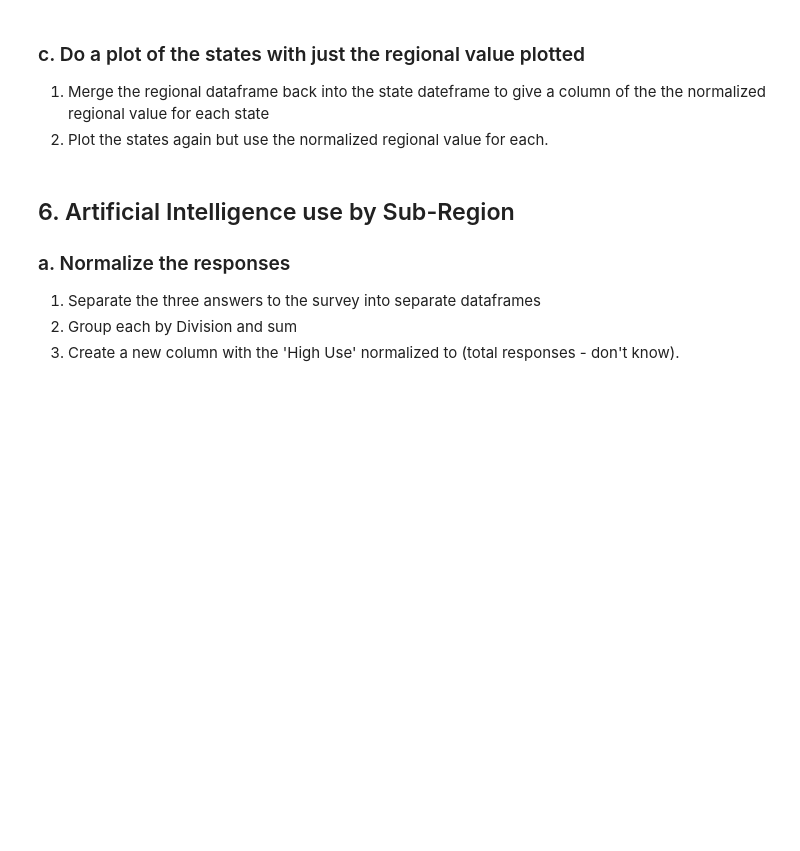
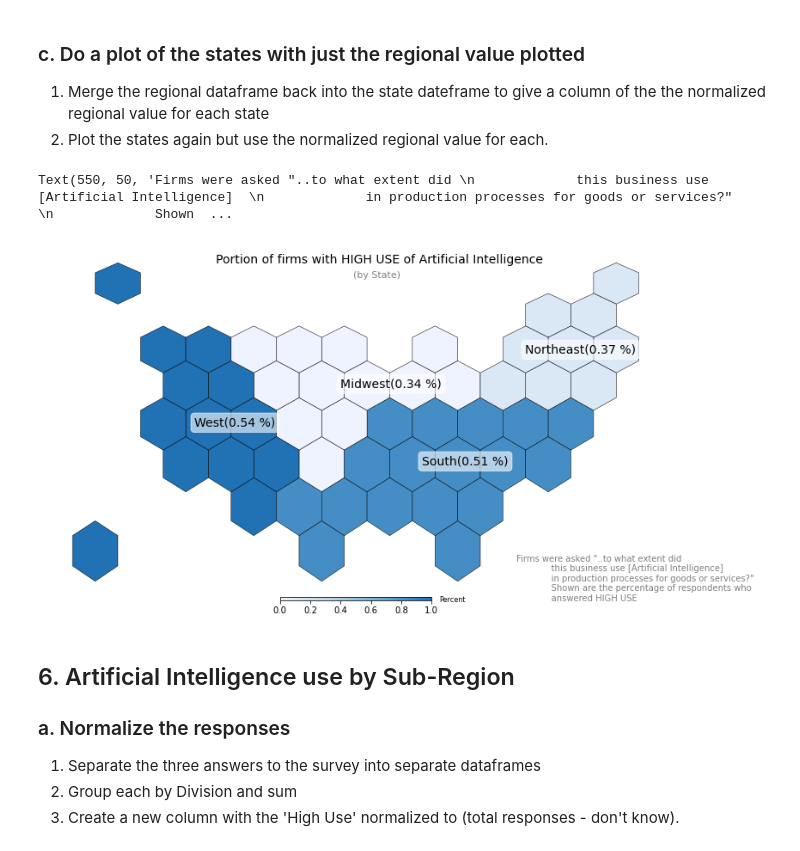
Before and after one commit to dgitall/GroupProj-Census, a Jupyter notebook: Question1-highuse-Analysis.ipynb, the cells around one changed output. Saved outputs shown, nothing was run; the diff lists cells and outputs as text; code cells hidden in the pictures; blank space fills up the shorter version.

```diff
--- a/Question1-highuse-Analysis.ipynb
+++ b/Question1-highuse-Analysis.ipynb
@@ -240,6 +240,56 @@ TechUseHigh_state_HighUse = TechUseHigh_state_HighUse.merge(
     TechUseHigh_region_HighUse, how='inner', on='Region')
 
 TechUseHigh_state_HighUse.rename(columns={'NORM_FIRMS_x': 'NORM_FIRMS_STATE', 'NORM_FIRMS_y': 'NORM_FIRMS_REGION'}, inplace=True)
+# %%
+# join our data to the geoData set
+geoDatamerged = geoData.merge(
+    TechUseHigh_state_HighUse, how='inner', on='StateCode')
+
+
+from palettable.colorbrewer.sequential import Blues_4
+
+fig,ax = plt.subplots(1, figsize=(13,13))
+geoDatamerged.plot(ax=ax,
+                   column='NORM_FIRMS_REGION',
+                   cmap=Blues_4.mpl_colormap,
+                   #norm=plt.Normalize(vmin=2, vmax=13),
+                   edgecolor='black',
+                   linewidth=0.5)
+ax.axis('off')
+# Annotate the regions
+bbox_props = dict(boxstyle="round", fc="w", ec="1", alpha=0.6)
+ax.annotate(text=f"West({round(TechUseHigh_region_HighUse[TechUseHigh_region_HighUse['Region']  == 'West']['NORM_FIRMS'].item(), 2)} %)",
+            xy=(175, 210), xycoords='axes pixels', bbox=bbox_props,
+            horizontalalignment='left', verticalalignment='top', fontsize=14, color='black')
+ax.annotate(text=f"Northeast({round(TechUseHigh_region_HighUse[TechUseHigh_region_HighUse['Region']  == 'Northeast']['NORM_FIRMS'].item(), 2)} %)",
+            xy=(560, 295), xycoords='axes pixels', bbox=bbox_props,
+            horizontalalignment='left', verticalalignment='top', fontsize=14, color='black')
+ax.annotate(text=f"Midwest({round(TechUseHigh_region_HighUse[TechUseHigh_region_HighUse['Region']  == 'Midwest']['NORM_FIRMS'].item(), 2)} %)",
+            xy=(345, 255), xycoords='axes pixels', bbox=bbox_props,
+            horizontalalignment='left', verticalalignment='top', fontsize=14, color='black')
+ax.annotate(text=f"South({round(TechUseHigh_region_HighUse[TechUseHigh_region_HighUse['Region']  == 'South']['NORM_FIRMS'].item(), 2)} %)",
+            xy=(440, 165), xycoords='axes pixels', bbox=bbox_props,
+            horizontalalignment='left', verticalalignment='top', fontsize=14, color='black')
+
+sm = plt.cm.ScalarMappable(cmap=Blues_4.mpl_colormap)
+fig.colorbar(sm, orientation="horizontal", aspect=50, fraction=0.005, pad=0)
+# Add title, subtitle and author
+ax.annotate(text='Portion of firms with HIGH USE of Artificial Intelligence', xy=(200, 400),  xycoords='axes pixels',
+            horizontalalignment='left', verticalalignment='top', fontsize=14, color='black')
+ax.annotate(text='(by State)', xy=(360, 380),  xycoords='axes pixels',
+            horizontalalignment='left', verticalalignment='top', fontsize=11, color='#808080')
+ax.annotate(text='Percent', xy=(460, 2),  xycoords='axes pixels',
+            horizontalalignment='left', verticalalignment='top', fontsize=8, color='black')
+## Annotate an explanation of what is being shown in
+ax.annotate(text='Firms were asked "..to what extent did \n \
+            this business use [Artificial Intelligence]  \n \
+            in production processes for goods or services?"   \n \
+            Shown are the percentage of respondents who \n \
+            answered HIGH USE', xy=(550, 50),  xycoords='axes pixels',
+            horizontalalignment='left', verticalalignment='top', fontsize=10, color='#808080')
+# %% [output]
+Text(550, 50, 'Firms were asked "..to what extent did \n             this business use [Artificial Intelligence]  \n             in production processes for goods or services?"   \n             Shown  ...
+[figure, added]
 # %% [markdown]
 ## 6. Artificial Intelligence use by Sub-Region
 ### a. Normalize the responses
```
Also changed, not shown: parts of 2 cells of this notebook, 6 other files.
